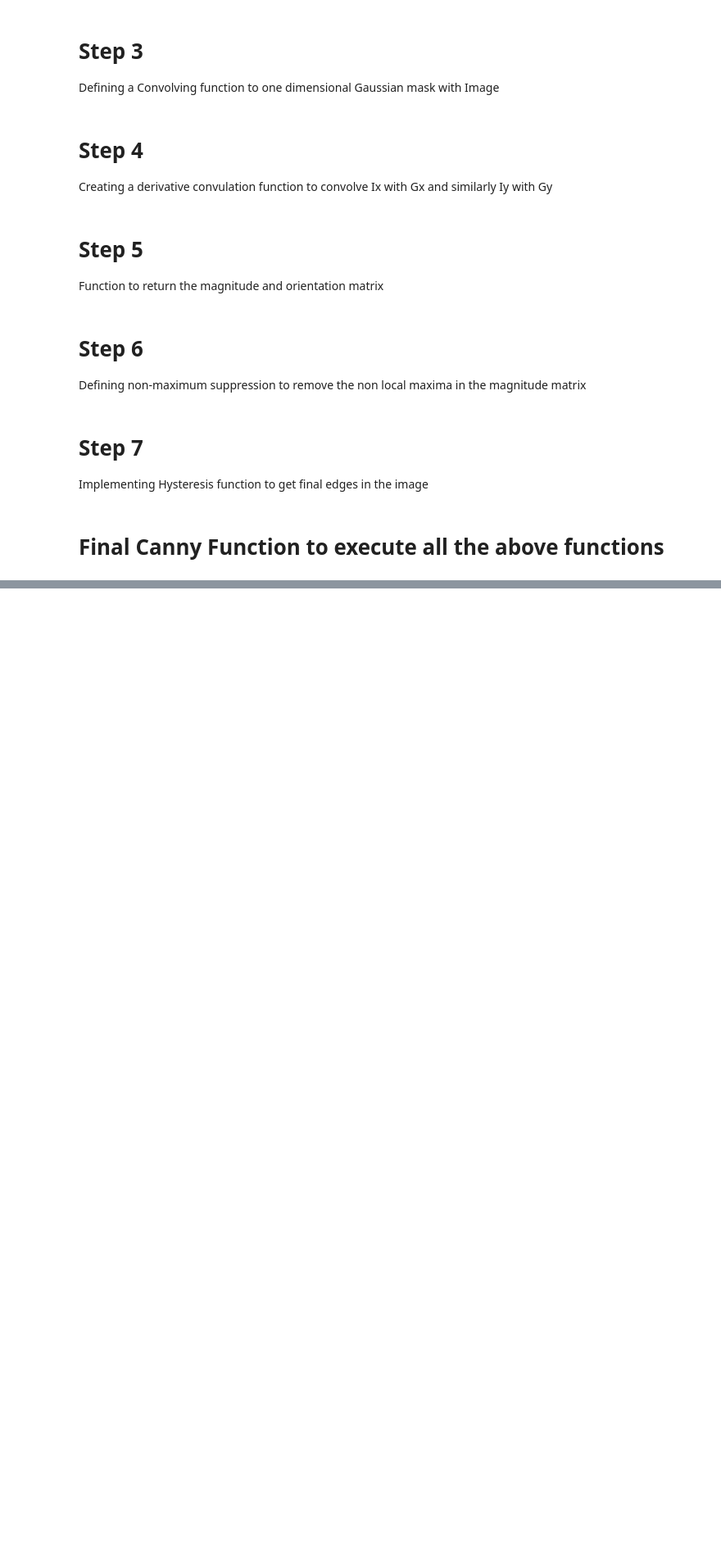
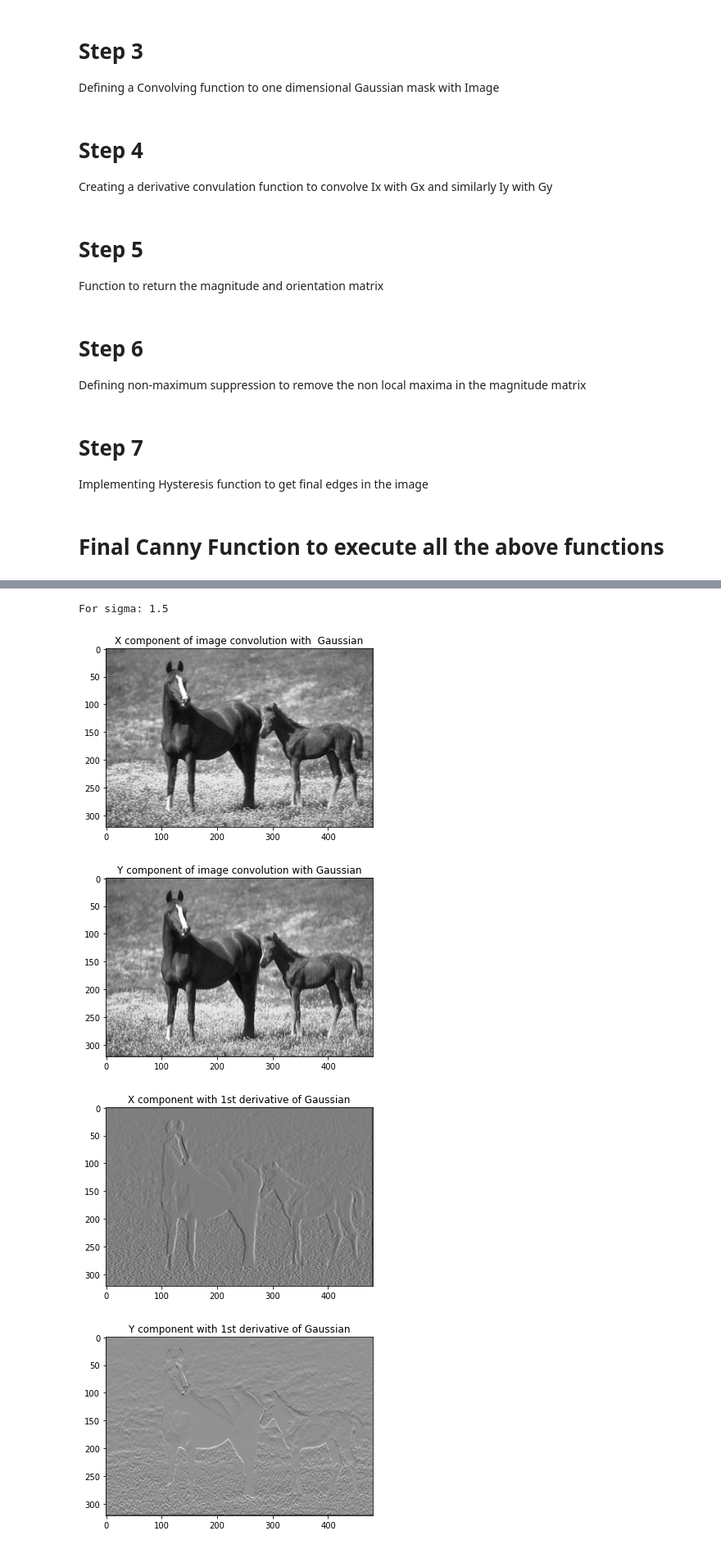
Before and after one commit to ShreyaskarSingh/Computer-Vision, a Jupyter notebook: Canny_Edge_Detector.ipynb, the cells around one changed output, grey strips where cells are left out. Shown at 82% size. Drawn from its saved outputs; the diff is of its cells as text; code cells hidden in the pictures; blank space fills up the shorter version.

```diff
--- a/Canny_Edge_Detector.ipynb
+++ b/Canny_Edge_Detector.ipynb
@@ -257,0 +258,10 @@ For sigma: 3.5
+# %%
+sigma = 1.5
+print ("For sigma:", sigma)
+Canny('113016.jpg',sigma)
+# %% [output]
+For sigma: 1.5
+[figure, added]
+[figure, added]
+[figure, added]
+[figure, added]
```
Also changed, not shown: parts of 10 cells of this notebook.
